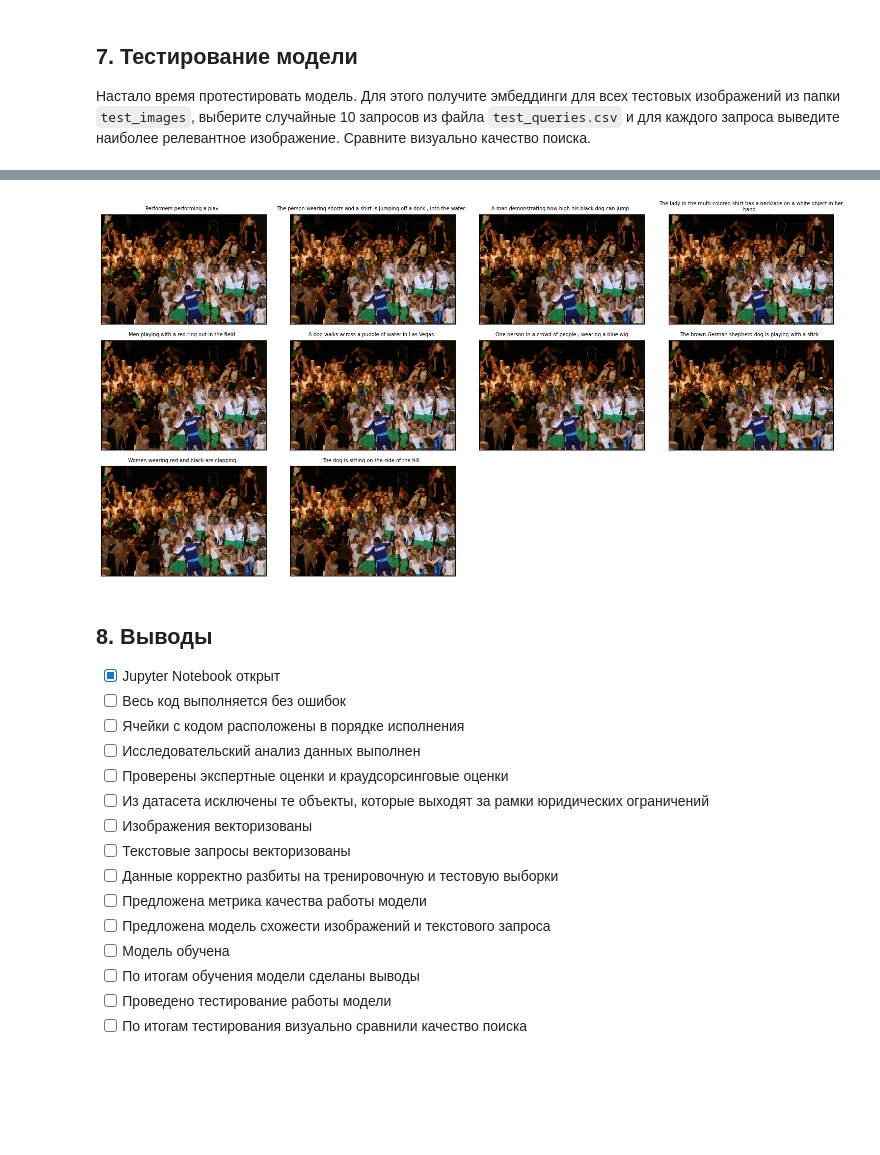
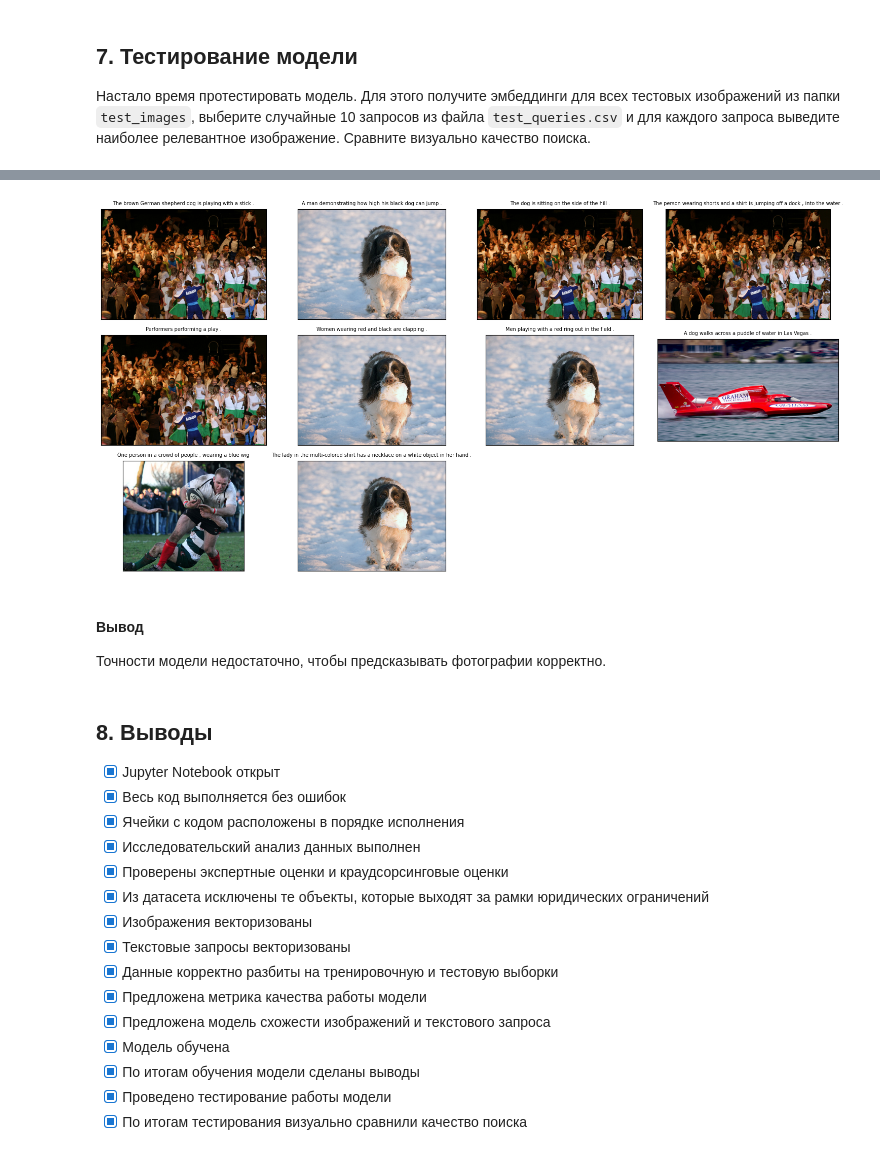
Before and after one commit to kirillva/project04, a Jupyter notebook: index.ipynb, the cells around one changed output, grey strips where cells are left out. Cells and saved outputs as stored; diff of their text form; code cells hidden in the pictures; blank space fills up the shorter version.

Commit message:
повышение  точности

```diff
--- a/index.ipynb
+++ b/index.ipynb
@@ -619,10 +616,20 @@ train_df, test_df = train_test_df.loc[train_indices], train_test_df.loc[test_ind
 # %%
 model = Sequential()
 model.add(Dense(MAX_LENGTH+2048, activation='relu'))
-# model.add(Dropout(.2))
-# model.add(GlobalAveragePooling2D())
+model.add(Dropout(rate=0.2))
+model.add(Flatten())
+model.add(Dense(units=1000, activation='relu'))
+model.add(Flatten())
+model.add(Dense(units=500, activation='relu'))
+model.add(Flatten())
+model.add(Dense(units=300, activation='relu'))
+model.add(Flatten())
+model.add(Dense(units=64, activation='relu'))
+model.add(Flatten())
 model.add(Dense(units=1, activation='relu'))
 
 optimizer = Adam(learning_rate=0.0005)
 
 model.compile(optimizer=optimizer, loss='mse', metrics=[MeanAbsoluteError()])
+
+model.fit(pd.DataFrame(train_test_df['features'].to_list()).add_prefix('feature_'), train_test_df['target'], batch_size=32, epochs=40)
@@ -629,2 +658,0 @@ model.compile(optimizer=optimizer, loss='mse', metrics=[MeanAbsoluteError()])
-# %%
-model.fit(pd.DataFrame(train_test_df['features'].to_list()).add_prefix('feature_'), train_test_df['target'], batch_size=32, epochs=10)
@@ -706,3 +700,6 @@ valid_text_ids
+# %%
+valid_img_tensor = valid_df[valid_df['image'].isin(test_images['image'])][['image', 'tensor']].drop_duplicates(['image'])
+valid_text_ids = valid_df[valid_df['query_id'].isin(test_queries['query_id'])][['query_text', 'query_id', 'input_ids']].sample(10, random_state=1234)
 # %%
 check_df = valid_text_ids.sample(10, random_state=1234).merge(valid_img_tensor, how='cross')
 check_df['features'] = check_df.apply(lambda x: np.concatenate([x['input_ids'], x['tensor']]), axis=1)
@@ -730,30 +742,35 @@ max_predict_check_df = check_df[check_df.groupby(['query_id'])['predict'].transf
 # %%
 fig = plt.figure(figsize=(15,20))
 for i in max_predict_check_df.index:
+    record = max_predict_check_df.loc[i]
     fig.add_subplot(8, 4, i+1)
-    plt.title(max_predict_check_df.loc[i, 'query_text'], fontsize=7, wrap=True)
     image = Image.open(f'{ORIGINAL_DIR}/images/{record["image"]}')
+    # print(record["image"])
     plt.imshow(np.array(image))
     plt.xticks([])
     plt.yticks([])
+    plt.title(max_predict_check_df.loc[i, 'query_text'], fontsize=7, wrap=True)
     plt.tight_layout()
 # %% [output]
-[figure, old version]
+[figure, new version]
+# %% [markdown]
+#### Вывод
+Точности модели недостаточно, чтобы предсказывать фотографии корректно.
 # %% [markdown]
 ## 8. Выводы
 
 - [x]  Jupyter Notebook открыт
-- [ ]  Весь код выполняется без ошибок
-- [ ]  Ячейки с кодом расположены в порядке исполнения
-- [ ]  Исследовательский анализ данных выполнен
-- [ ]  Проверены экспертные оценки и краудсорсинговые оценки
-- [ ]  Из датасета исключены те объекты, которые выходят за рамки юридических ограничений
-- [ ]  Изображения векторизованы
-- [ ]  Текстовые запросы векторизованы
-- [ ]  Данные корректно разбиты на тренировочную и тестовую выборки
-- [ ]  Предложена метрика качества работы модели
-- [ ]  Предложена модель схожести изображений и текстового запроса
-- [ ]  Модель обучена
-- [ ]  По итогам обучения модели сделаны выводы
-- [ ]  Проведено тестирование работы модели
-- [ ]  По итогам тестирования визуально сравнили качество поиска
+- [x]  Весь код выполняется без ошибок
+- [x]  Ячейки с кодом расположены в порядке исполнения
+- [x]  Исследовательский анализ данных выполнен
+- [x]  Проверены экспертные оценки и краудсорсинговые оценки
+- [x]  Из датасета исключены те объекты, которые выходят за рамки юридических ограничений
+- [x]  Изображения векторизованы
+- [x]  Текстовые запросы векторизованы
+- [x]  Данные корректно разбиты на тренировочную и тестовую выборки
+- [x]  Предложена метрика качества работы модели
+- [x]  Предложена модель схожести изображений и текстового запроса
+- [x]  Модель обучена
+- [x]  По итогам обучения модели сделаны выводы
+- [x]  Проведено тестирование работы модели
+- [x]  По итогам тестирования визуально сравнили качество поиска
```
Also changed, not shown: parts of 50 cells of this notebook.
